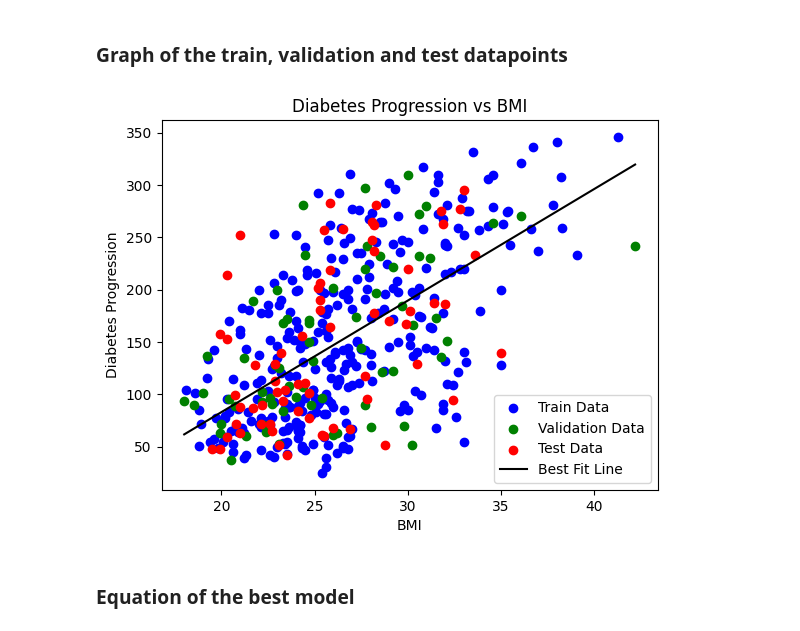
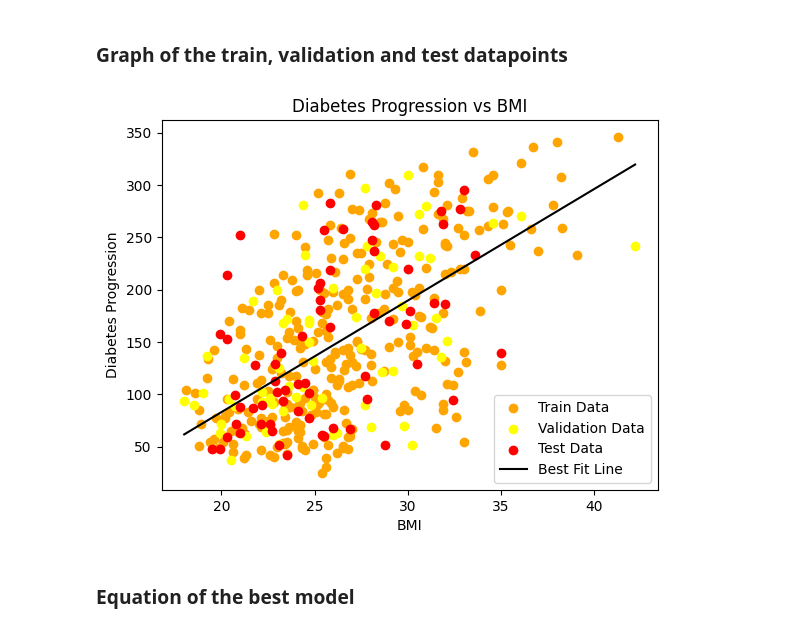
Before and after one commit to johnpalber/CSCN8010-labs, a Jupyter notebook: lab4.ipynb, the cells around one changed output. Saved outputs shown, nothing was run; the diff lists cells and outputs as text; code cells hidden in the pictures.

```diff
--- a/lab4.ipynb
+++ b/lab4.ipynb
@@ -24,9 +24,9 @@ import matplotlib.pyplot as plt
 # %% [markdown]
 Loading the diabetes dataset with the parameter scaled=False, we're asking for the original, unadjusted data. This means we'll see the data as it was originally measured, without any standardization or scaling. It can make it easier to understand and interpret the values, which is helpful for gaining insights into the relationship between the data and the risk of diabetes.
 # %%
-diabetes_ds = datasets.load_diabetes(return_X_y=False, as_frame=False, scaled=False)
-X = diabetes_ds.data[:, np.newaxis, 2]
-y = diabetes_ds.target
+dia_ds = datasets.load_diabetes(return_X_y=False, as_frame=False, scaled=False)
+X = dia_ds.data[:, np.newaxis, 2]
+y = dia_ds.target
 # %% [markdown]
 The diabetes dataset comprises data from 442 patients and includes the following features:
 
@@ -123,8 +123,8 @@ X_val, X_test, y_val, y_test = train_test_split(X_temp, y_temp, test_size=0.5, r
 # Running for degree 0 to 5
 degrees = [0, 1, 2, 3, 4, 5]
 
-train_r2_scores = []
-val_r2_scores = []
+train_scores = []
+val_scores = []
 train_maes = []
 val_maes = []
 train_mapes = []
@@ -134,15 +134,15 @@ models = []
 Looping through each degree model
 # %%
 for degree in degrees:
-    poly_features = PolynomialFeatures(degree=degree)
-    X_poly_train = poly_features.fit_transform(X_train)
-    X_poly_val = poly_features.transform(X_val)
+    poly_f = PolynomialFeatures(degree=degree)
+    X_p_train = poly_f.fit_transform(X_train)
+    X_p_val = poly_f.transform(X_val)
     model = LinearRegression()
-    model.fit(X_poly_train, y_train)
-    train_pred = model.predict(X_poly_train)
-    val_pred = model.predict(X_poly_val)
-    train_r2_scores.append(r2_score(y_train, train_pred))
-    val_r2_scores.append(r2_score(y_val, val_pred))
+    model.fit(X_p_train, y_train)
+    train_pred = model.predict(X_p_train)
+    val_pred = model.predict(X_p_val)
+    train_scores.append(r2_score(y_train, train_pred))
+    val_scores.append(r2_score(y_val, val_pred))
     train_maes.append(mean_absolute_error(y_train, train_pred))
     val_maes.append(mean_absolute_error(y_val, val_pred))
     train_mapes.append(mean_absolute_percentage_error(y_train, train_pred))
@@ -181,8 +181,8 @@ print(results_df)
 # %% [markdown]
 ### **Comparing the models**
 # %%
-best_degree = degrees[np.argmax(val_r2_scores)]
-best_model = models[np.argmax(val_r2_scores)]
+best_degree = degrees[np.argmax(val_scores)]
+best_model = models[np.argmax(val_scores)]
 
 print(f"Best Model is of degree {best_degree}")
 # %% [output]
@@ -206,20 +206,20 @@ Test MAE: 52.880785447649295
 # %% [markdown]
 ### **Graph of the train, validation and test datapoints**
 # %%
-plt.scatter(X_train, y_train, color='blue', label='Train Data')
-plt.scatter(X_val, y_val, color='green', label='Validation Data')
+plt.scatter(X_train, y_train, color='orange', label='Train Data')
+plt.scatter(X_val, y_val, color='yellow', label='Validation Data')
 plt.scatter(X_test, y_test, color='red', label='Test Data')
 plt.xlabel('BMI')
 plt.ylabel('Diabetes Progression')
 plt.title('Diabetes Progression vs BMI')
 x_values = np.linspace(X.min(), X.max(), 100)
-x_poly_values = PolynomialFeatures(degree=best_degree).fit_transform(x_values.reshape(-1, 1))
-y_values = best_model.predict(x_poly_values)
+x_p_values = PolynomialFeatures(degree=best_degree).fit_transform(x_values.reshape(-1, 1))
+y_values = best_model.predict(x_p_values)
 plt.plot(x_values, y_values, color='black', label='Best Fit Line')
 plt.legend()
 plt.show()
 # %% [output]
-[figure, old version]
+[figure, new version]
 # %% [markdown]
 ### **Equation of the best model**
 # %%
```
Also changed, not shown: parts of 6 cells of this notebook, 1 other file.
